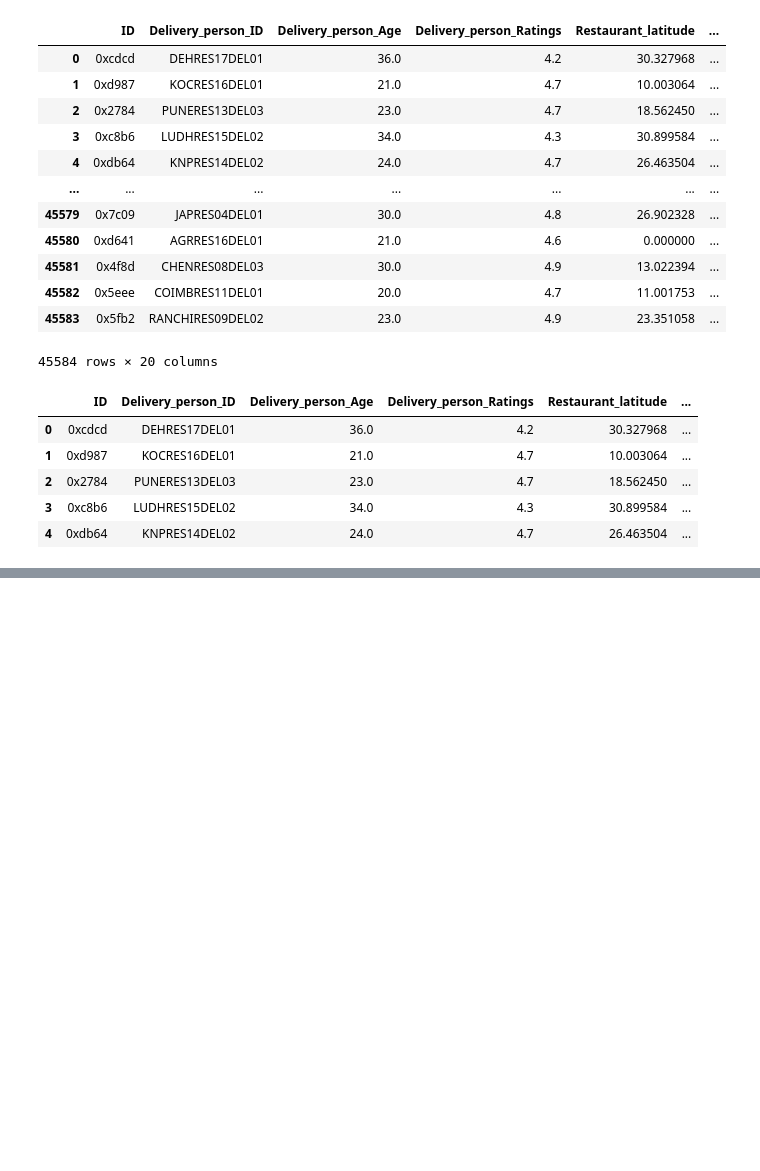
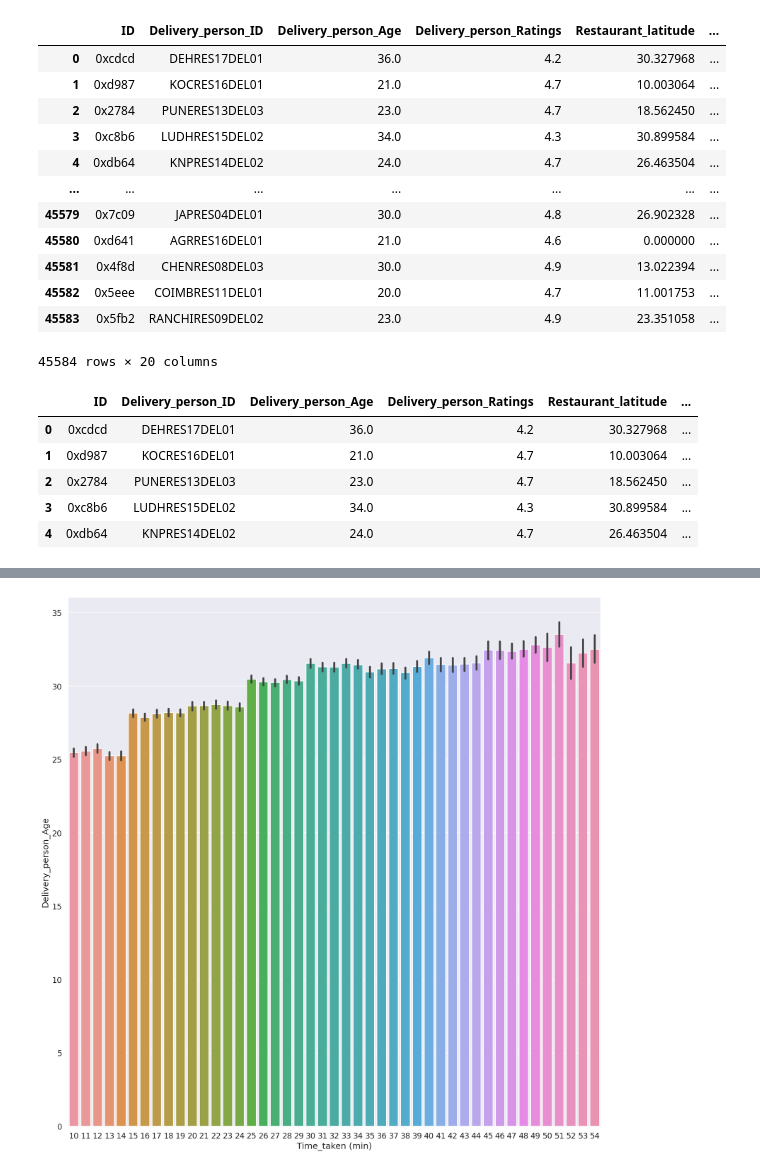
Before and after one commit to PushpaVijaySaini/deliverytime, a Jupyter notebook: notebooks/EDA.ipynb, the cells around one changed output, grey strips where cells are left out. Drawn from its saved outputs; the diff is of its cells as text; code cells hidden in the pictures; blank space fills up the shorter version.

```diff
--- a/notebooks/EDA.ipynb
+++ b/notebooks/EDA.ipynb
@@ -29,0 +413,11 @@ df.head()
+# %%
+import matplotlib.pyplot as plt
+plt.figure(figsize = (20,20))
+
+sns.set_context("talk")
+sns.set_style("darkgrid")
+
+
+ax = sns.barplot(x = 'Time_taken (min)' , y = 'Delivery_person_Age' , data = data )
+# %% [output]
+[figure, added]
```
Also changed, not shown: parts of 33 cells of this notebook, 9 other files.
